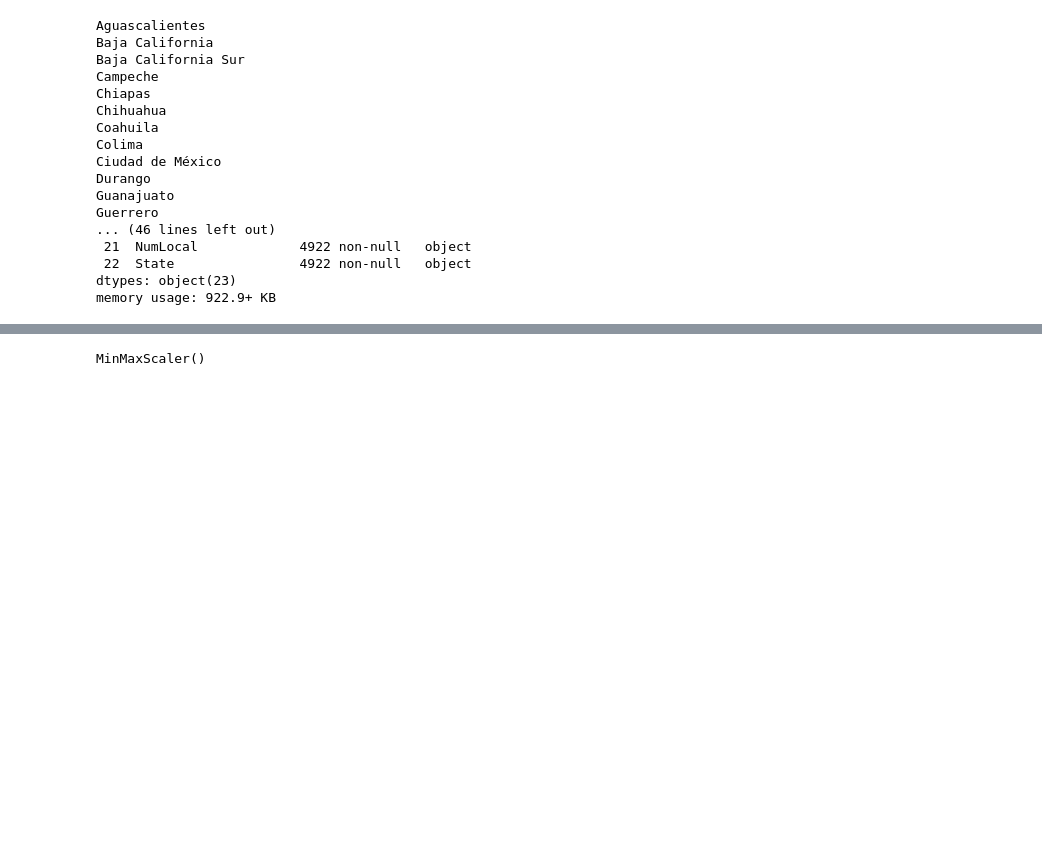
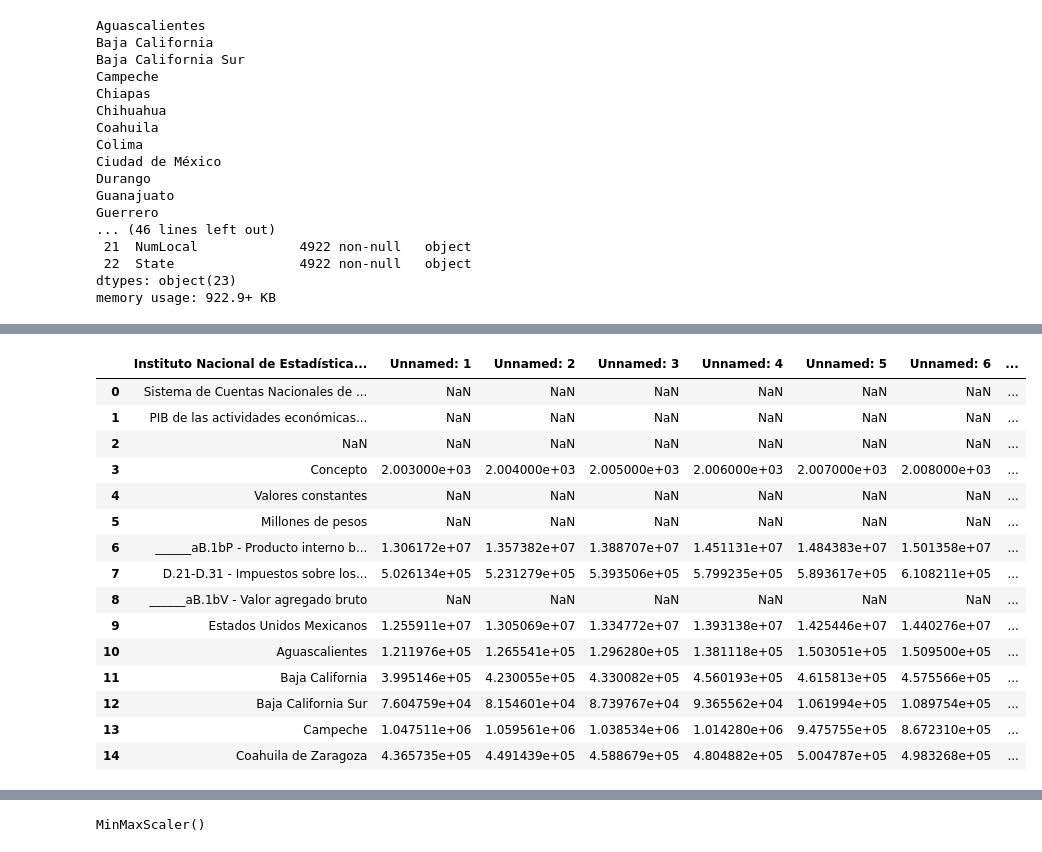
Before and after one commit to DanielEduardoLopez/DEVF-MachineLearning, a Jupyter notebook: FinalProject_RestaurantLocation.ipynb, the cells around one changed output, grey strips where cells are left out. Cells and saved outputs as stored; diff of their text form; code cells hidden in the pictures; blank space fills up the shorter version.

```diff
--- a/FinalProject_RestaurantLocation.ipynb
+++ b/FinalProject_RestaurantLocation.ipynb
@@ -192,0 +454,20 @@ df.info()
+# %%
+df_pibe = pd.read_excel('https://github.com/DanielEduardoLopez/DEVF-MachineLearning/blob/main/PIBE.xlsx?raw=true')
+df_pibe.head(15)
+# %% [output]
+|  | Instituto Nacional de Estadística... | Unnamed: 1 | Unnamed: 2 | Unnamed: 3 | Unnamed: 4 | Unnamed: 5 | Unnamed: 6 | ... |
+| 0 | Sistema de Cuentas Nacionales de ... | NaN | NaN | NaN | NaN | NaN | NaN | ... |
+| 1 | PIB de las actividades económicas... | NaN | NaN | NaN | NaN | NaN | NaN | ... |
+| 2 | NaN | NaN | NaN | NaN | NaN | NaN | NaN | ... |
+| 3 | Concepto | 2.003000e+03 | 2.004000e+03 | 2.005000e+03 | 2.006000e+03 | 2.007000e+03 | 2.008000e+03 | ... |
+| 4 | Valores constantes | NaN | NaN | NaN | NaN | NaN | NaN | ... |
+| 5 | Millones de pesos | NaN | NaN | NaN | NaN | NaN | NaN | ... |
+| 6 | ______aB.1bP - Producto interno b... | 1.306172e+07 | 1.357382e+07 | 1.388707e+07 | 1.451131e+07 | 1.484383e+07 | 1.501358e+07 | ... |
+| 7 | D.21-D.31 - Impuestos sobre los... | 5.026134e+05 | 5.231279e+05 | 5.393506e+05 | 5.799235e+05 | 5.893617e+05 | 6.108211e+05 | ... |
+| 8 | ______aB.1bV - Valor agregado bruto | NaN | NaN | NaN | NaN | NaN | NaN | ... |
+| 9 | Estados Unidos Mexicanos | 1.255911e+07 | 1.305069e+07 | 1.334772e+07 | 1.393138e+07 | 1.425446e+07 | 1.440276e+07 | ... |
+| 10 | Aguascalientes | 1.211976e+05 | 1.265541e+05 | 1.296280e+05 | 1.381118e+05 | 1.503051e+05 | 1.509500e+05 | ... |
+| 11 | Baja California | 3.995146e+05 | 4.230055e+05 | 4.330082e+05 | 4.560193e+05 | 4.615813e+05 | 4.575566e+05 | ... |
+| 12 | Baja California Sur | 7.604759e+04 | 8.154601e+04 | 8.739767e+04 | 9.365562e+04 | 1.061994e+05 | 1.089754e+05 | ... |
+| 13 | Campeche | 1.047511e+06 | 1.059561e+06 | 1.038534e+06 | 1.014280e+06 | 9.475755e+05 | 8.672310e+05 | ... |
+| 14 | Coahuila de Zaragoza | 4.365735e+05 | 4.491439e+05 | 4.588679e+05 | 4.804882e+05 | 5.004787e+05 | 4.983268e+05 | ... |
```
Also changed, not shown: parts of 29 cells of this notebook.
